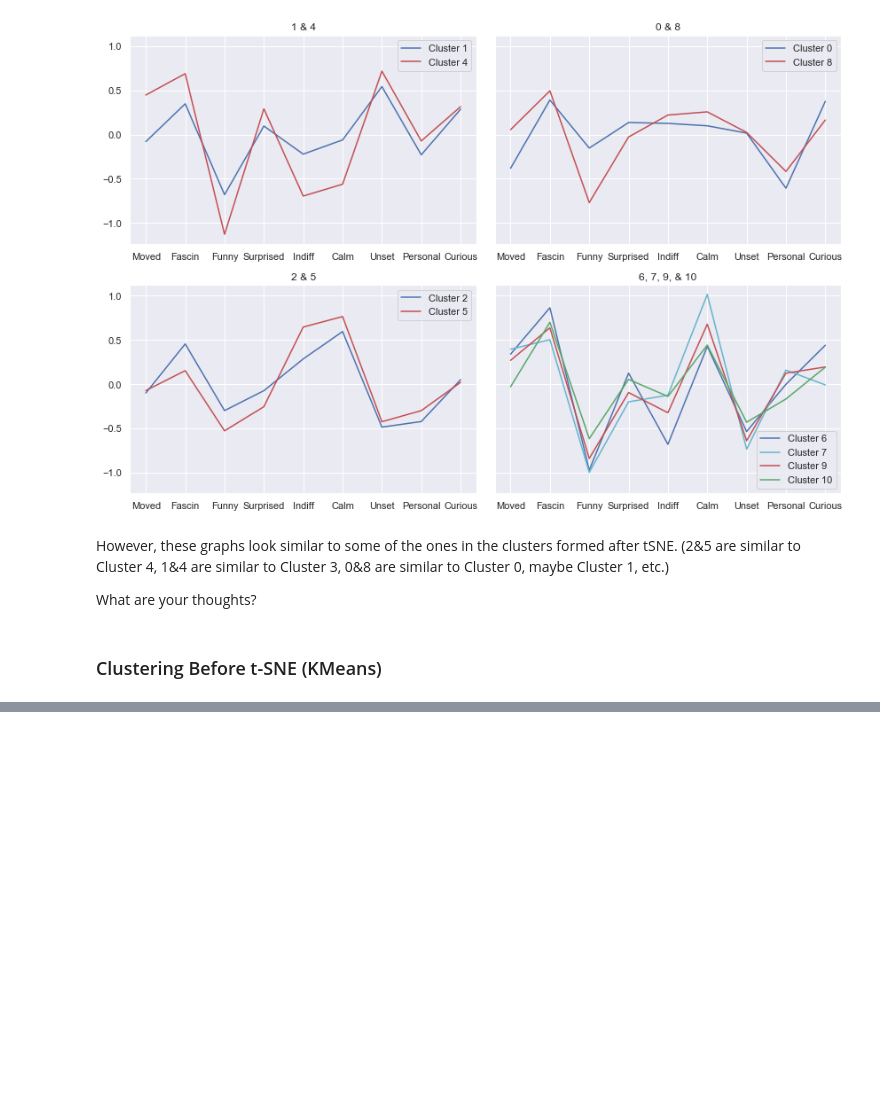
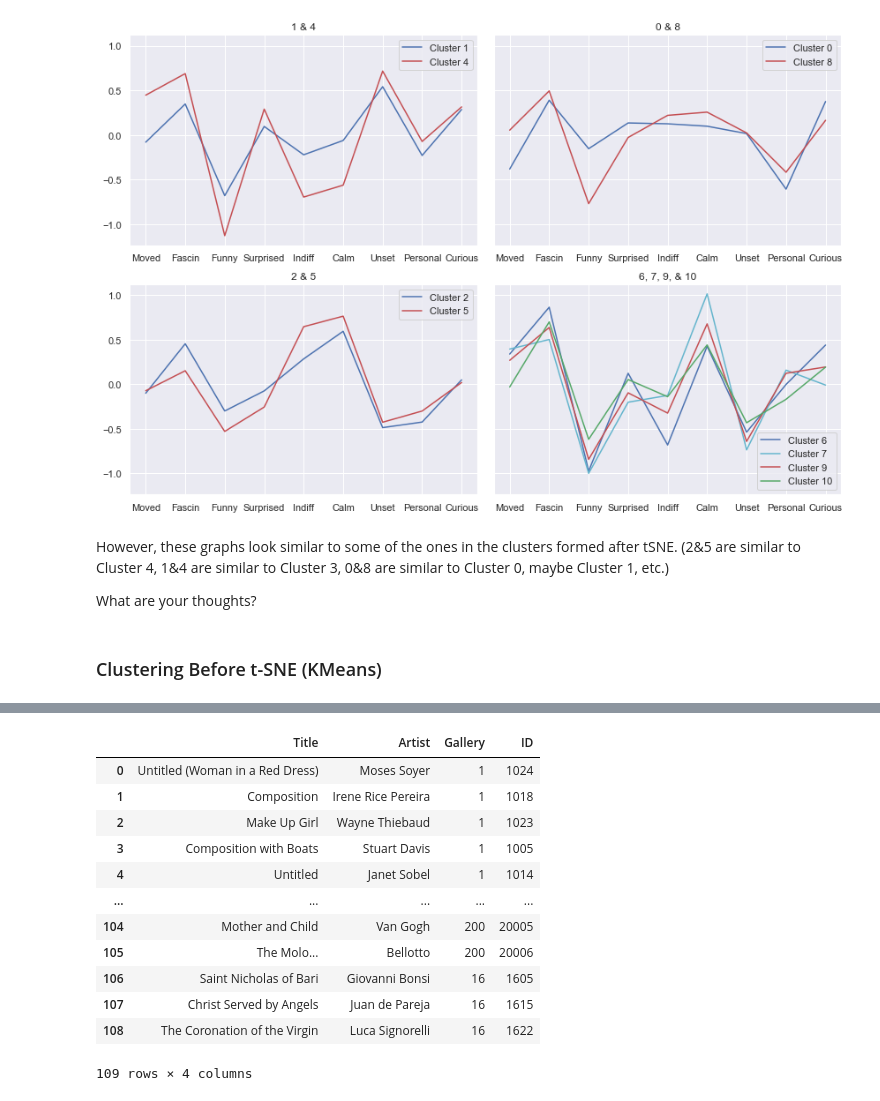
Before and after one commit to roberttwomey/art-and-empathy, a Jupyter notebook: sdma_clustering.ipynb, the cells around one changed output, grey strips where cells are left out. Drawn from its saved outputs; the diff is of its cells as text; code cells hidden in the pictures; blank space fills up the shorter version.

```diff
--- a/sdma_clustering.ipynb
+++ b/sdma_clustering.ipynb
@@ -355,0 +356,21 @@ plt.show()
+# %%
+## importing all rating data to recover painting names/galleries
+names = pd.read_excel('ratingdata.xlsx')
+names = names.drop(columns = ['a. Moved','b. Fascinated','c. Funny','d. Surprised','e. Indifferent',
+                              'f. Calm','g. Unsettling','h. Personal','i. Curious'])
+names.rename(columns = {"Unique ID":"ID"}, inplace = True)
+names
+# %% [output]
+|  | Title | Artist | Gallery | ID |
+| 0 | Untitled (Woman in a Red Dress) | Moses Soyer | 1 | 1024 |
+| 1 | Composition | Irene Rice Pereira | 1 | 1018 |
+| 2 | Make Up Girl | Wayne Thiebaud | 1 | 1023 |
+| 3 | Composition with Boats | Stuart Davis | 1 | 1005 |
+| 4 | Untitled | Janet Sobel | 1 | 1014 |
+| ... | ... | ... | ... | ... |
+| 104 | Mother and Child | Van Gogh | 200 | 20005 |
+| 105 | The Molo... | Bellotto | 200 | 20006 |
+| 106 | Saint Nicholas of Bari | Giovanni Bonsi | 16 | 1605 |
+| 107 | Christ Served by Angels | Juan de Pareja | 16 | 1615 |
+| 108 | The Coronation of the Virgin | Luca Signorelli | 16 | 1622 |
+109 rows × 4 columns
```
Also changed, not shown: parts of 9 cells of this notebook, 1 other file.
